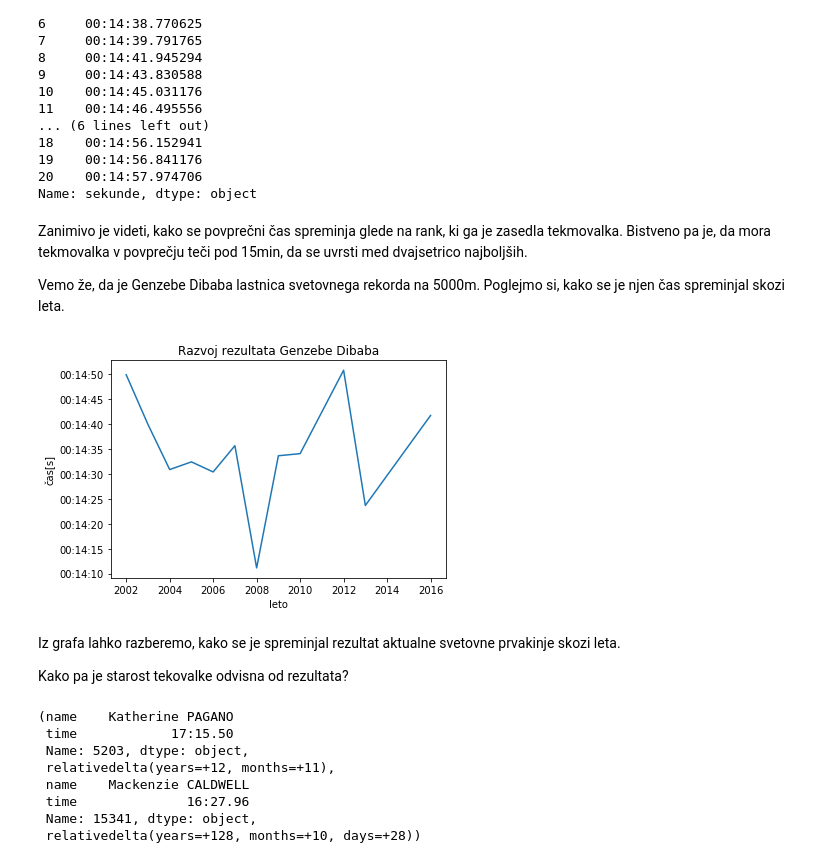
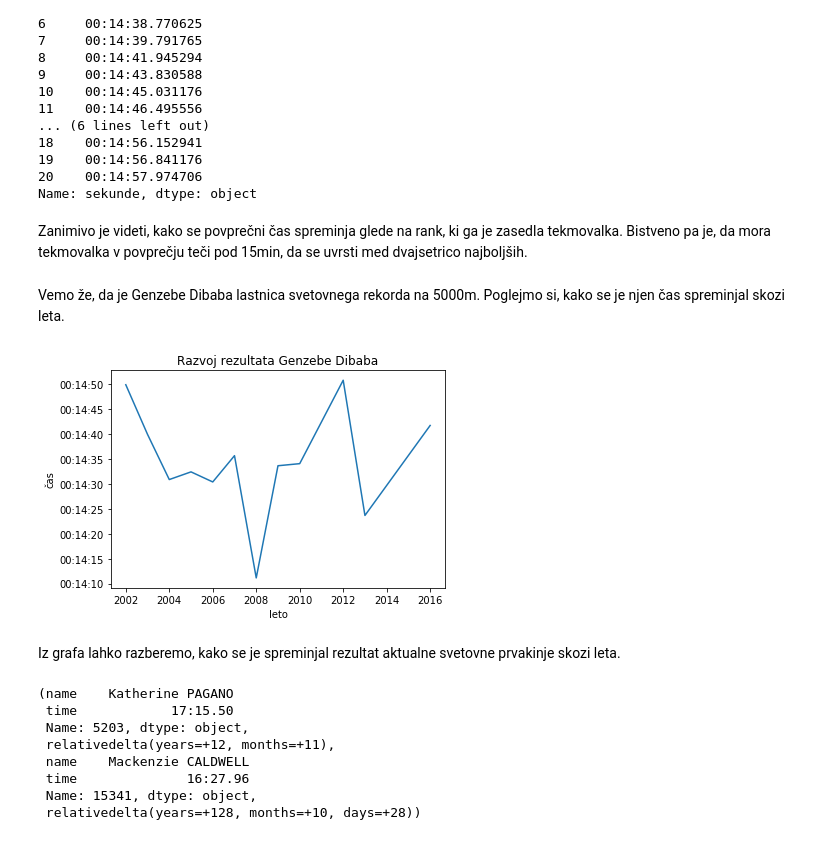
Before and after one commit to lauraguzeljblatnik/iaaf-tablice, a Jupyter notebook: Tablice.ipynb, the cells around one changed output. Saved outputs shown, nothing was run; the diff lists cells and outputs as text; code cells hidden in the pictures.

```diff
--- a/Tablice.ipynb
+++ b/Tablice.ipynb
@@ -238,27 +238,25 @@ rank
 Name: sekunde, dtype: object
 # %% [markdown]
 Zanimivo je videti, kako se povprečni čas spreminja glede na rank, ki ga je zasedla tekmovalka. Bistveno pa je, da mora tekmovalka v povprečju teči pod 15min, da se uvrsti med dvajsetrico najboljših.
-
-Vemo že, da je Genzebe Dibaba lastnica svetovnega rekorda na 5000m. Poglejmo si, kako se je njen čas spreminjal skozi leta.
+# %% [markdown]
+Vemo že, da je Genzebe Dibaba lastnica svetovnega rekorda na 5000m. Poglejmo si, kako se je njen čas spreminjal skozi leta.
 # %%
-#poglejmo si razvoj rezultata aktualne svetovn prvakinje
+#razvoj rezultata aktualne svetovn prvakinje
 rekorderka = tablice[tablice['name'] =='Tirunesh DIBABA']
 datum = rekorderka['date']
 leto = datum.dt.year
 y = rekorderka['time']
 time_format = '%M:%S.%f'
 time = [datetime.datetime.strptime(i, time_format) for i in y]
 plt.title('Razvoj rezultata Genzebe Dibaba')
 plt.xlabel('leto')
-plt.ylabel('čas[s]')
+plt.ylabel('čas')
 plt.plot_date(leto, time, fmt = '-', xdate=False, ydate=True)
 plt.show()
 # %% [output]
-[figure, old version]
+[figure, new version]
 # %% [markdown]
 Iz grafa lahko razberemo, kako se je spreminjal rezultat aktualne svetovne prvakinje skozi leta.
-
-Kako pa je starost tekovalke odvisna od rezultata?
 # %%
 #najmlajša in najstarejša atletinja
 from dateutil.relativedelta import relativedelta
```
Also changed, not shown: parts of 12 cells of this notebook, 3 other files.
